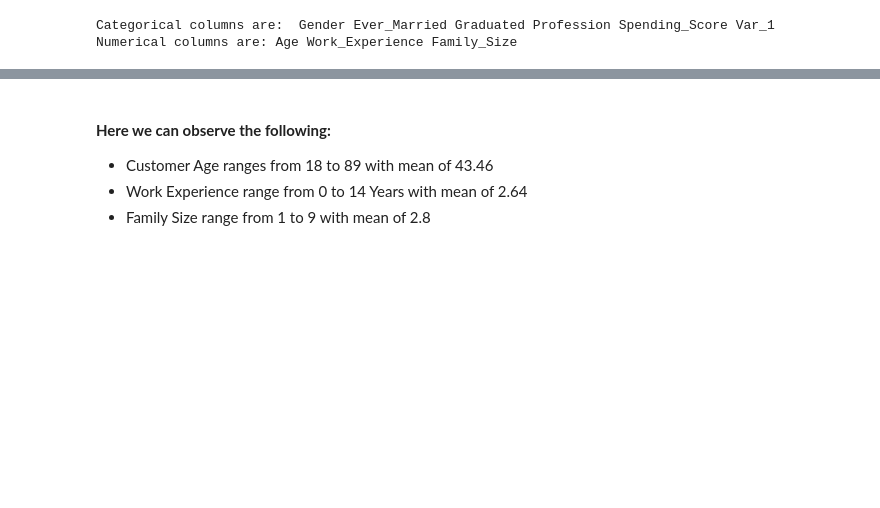
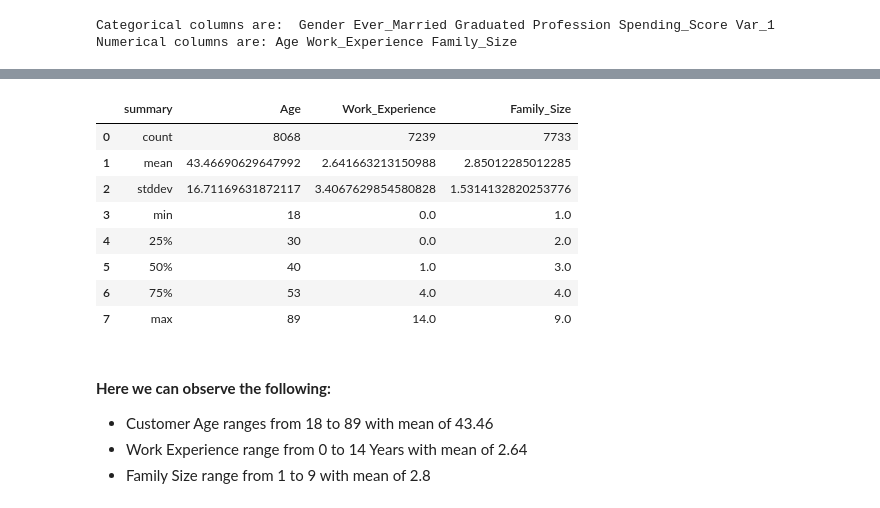
Before and after one commit to Neeraj-Prakash/Customer-Segment-Classification-Multiclass, a Jupyter notebook: 01 - EDA.ipynb, the cells around one changed output, grey strips where cells are left out. Cells and saved outputs as stored; diff of their text form; code cells hidden in the pictures; blank space fills up the shorter version.

```diff
--- a/01 - EDA.ipynb
+++ b/01 - EDA.ipynb
@@ -102,3 +56,16 @@ df.select(*num_cols).summary().show(truncate=False)
+# %%
+spark.conf.set("spark.sql.debug.maxToStringFields", 50)
+df.select(*num_cols).summary().toPandas()
+# %% [output]
+|  | summary | Age | Work_Experience | Family_Size |
+| 0 | count | 8068 | 7239 | 7733 |
+| 1 | mean | 43.46690629647992 | 2.641663213150988 | 2.85012285012285 |
+| 2 | stddev | 16.71169631872117 | 3.4067629854580828 | 1.5314132820253776 |
+| 3 | min | 18 | 0.0 | 1.0 |
+| 4 | 25% | 30 | 0.0 | 2.0 |
+| 5 | 50% | 40 | 1.0 | 3.0 |
+| 6 | 75% | 53 | 4.0 | 4.0 |
+| 7 | max | 89 | 14.0 | 9.0 |
 # %% [markdown]
 #### **Here we can observe the following:**
 - Customer Age ranges from 18 to 89 with mean of 43.46
```
Also changed, not shown: parts of 18 cells of this notebook, 2 other files.
